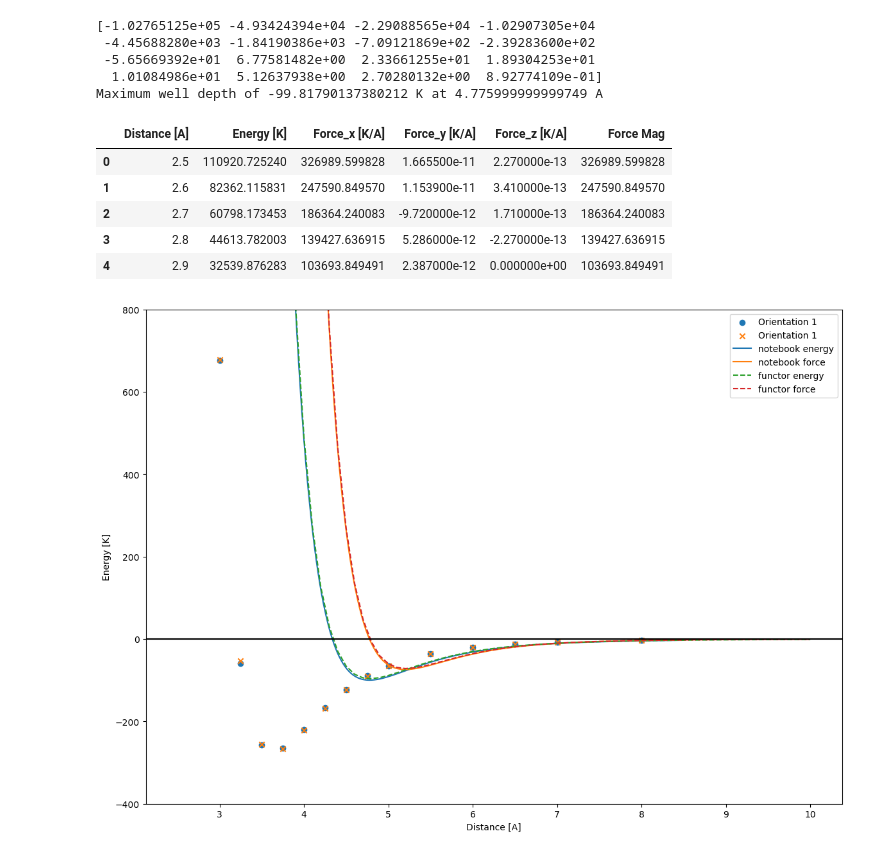
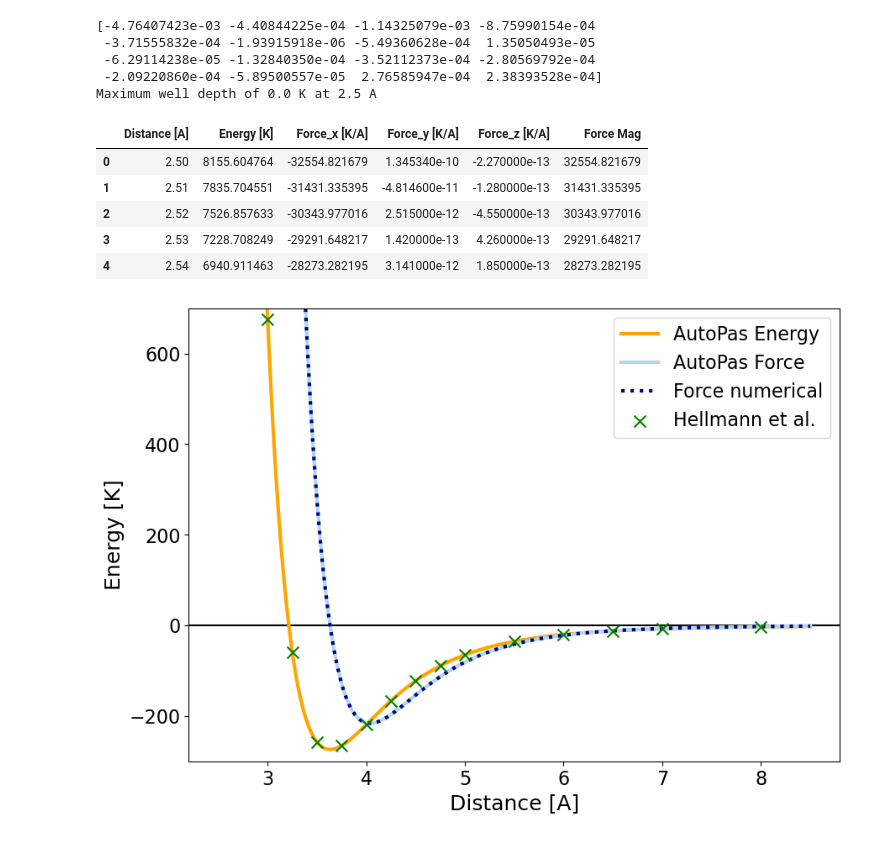
Before and after one commit to AutoPas/AutoPasFunctorBench, a Jupyter notebook: plotPotential.ipynb, the cells around one changed output. Cells and saved outputs as stored; diff of their text form; code cells hidden in the pictures.

```diff
--- a/plotPotential.ipynb
+++ b/plotPotential.ipynb
@@ -68,7 +73,7 @@ rotation_half109rightz = R.from_euler('z', 125.25, degrees=True)
 pos4 = rotation_half109rightz.apply(pos1)
 
 
-sites_P1 = pos2
+sites_P1 = pos1
 dx = 0.001
 dists_ref = np.arange(2.5, 8.5, dx)
 
@@ -76,7 +81,7 @@ pot_energy = np.zeros_like(dists_ref)
 pot_energy_corrected = np.zeros_like(dists_ref)
 for idx, shift in enumerate(dists_ref):
 
-    sites_P2 = pos1 + np.array([shift, 0.0, 0.0])
+    sites_P2 = pos2 + np.array([shift, 0.0, 0.0])
     pot_sum = 0.0
 
     # C-C
@@ -104,9 +109,9 @@ for idx, shift in enumerate(dists_ref):
             pot_sum += calc_potential(distance(sites_P1[5+i], sites_P2[5+j]), A[5], b[5], alpha[5], C6[5], C8[5], 0.0, 0.0)
 
     pot_energy[idx] = pot_sum
-    pot_energy_corrected[idx] = pot_sum + calc_potential_correction(distance(sites_P1[0], sites_P2[0]), b_corr, delta_C6, delta_C8)
+    # pot_energy_corrected[idx] = pot_sum + calc_potential_correction(distance(sites_P1[0], sites_P2[0]), b_corr, delta_C6, delta_C8)
 
-force = - np.gradient(pot_energy_corrected, dx)
+force = - np.gradient(pot_energy, dx)
 # %%
 paper_dists = np.array([2.5, 2.75, 3.0, 3.25, 3.5, 3.75, 4.0, 4.25, 4.5, 4.75, 5.0, 5.5, 6.0, 6.5, 7.0, 8.0])
 paper_energy_fit = np.array([8155.60, 2777.63, 676.192, -58.840, -257.529, -265.580, -218.941, -166.389, -122.429, -89.205, -65.108, -35.580, -20.332, -12.152, -7.570, -3.276])
@@ -122,11 +127,11 @@ max_well_depth_notebook = np.min(pot_energy_corrected)
 max_well_distance_notebook = dists_ref[np.argmin(pot_energy_corrected)]
 print("Maximum well depth of {} K at {} A".format(max_well_depth_notebook, max_well_distance_notebook))
 # %% [output]
-[-1.02765125e+05 -4.93424394e+04 -2.29088565e+04 -1.02907305e+04
- -4.45688280e+03 -1.84190386e+03 -7.09121869e+02 -2.39283600e+02
- -5.65669392e+01  6.77581482e+00  2.33661255e+01  1.89304253e+01
-  1.01084986e+01  5.12637938e+00  2.70280132e+00  8.92774109e-01]
-Maximum well depth of -99.81790137380212 K at 4.775999999999749 A
+[-4.76407423e-03 -4.40844225e-04 -1.14325079e-03 -8.75990154e-04
+ -3.71555832e-04 -1.93915918e-06 -5.49360628e-04  1.35050493e-05
+ -6.29114238e-05 -1.32840350e-04 -3.52112373e-04 -2.80569792e-04
+ -2.09220860e-04 -5.89500557e-05  2.76585947e-04  2.38393528e-04]
+Maximum well depth of 0.0 K at 2.5 A
 # %%
 filename = "methane-2b-linear"
 folder = "cmake-build-debug"
@@ -135,34 +140,34 @@ path = folder + "/" + filename + ".csv"
 # %%
 df = pd.read_csv(path)
 # %%
-df["Force Mag"] = np.sign(df["Force_x [K/A]"]) * np.linalg.norm(df[['Force_x [K/A]', 'Force_y [K/A]', 'Force_z [K/A]']].values, axis=1)
+df["Force Mag"] = -1.0 * np.sign(df["Force_x [K/A]"]) * np.linalg.norm(df[['Force_x [K/A]', 'Force_y [K/A]', 'Force_z [K/A]']].values, axis=1)
 df.head()
 # %% [output]
 |  | Distance [A] | Energy [K] | Force_x [K/A] | Force_y [K/A] | Force_z [K/A] | Force Mag |
-| 0 | 2.5 | 110920.725240 | 326989.599828 | 1.665500e-11 | 2.270000e-13 | 326989.599828 |
-| 1 | 2.6 | 82362.115831 | 247590.849570 | 1.153900e-11 | 3.410000e-13 | 247590.849570 |
-| 2 | 2.7 | 60798.173453 | 186364.240083 | -9.720000e-12 | 1.710000e-13 | 186364.240083 |
-| 3 | 2.8 | 44613.782003 | 139427.636915 | 5.286000e-12 | -2.270000e-13 | 139427.636915 |
-| 4 | 2.9 | 32539.876283 | 103693.849491 | 2.387000e-12 | 0.000000e+00 | 103693.849491 |
+| 0 | 2.50 | 8155.604764 | -32554.821679 | 1.345340e-10 | -2.270000e-13 | 32554.821679 |
+| 1 | 2.51 | 7835.704551 | -31431.335395 | -4.814600e-11 | -1.280000e-13 | 31431.335395 |
+| 2 | 2.52 | 7526.857633 | -30343.977016 | 2.515000e-12 | -4.550000e-13 | 30343.977016 |
+| 3 | 2.53 | 7228.708249 | -29291.648217 | 1.420000e-13 | 4.260000e-13 | 29291.648217 |
+| 4 | 2.54 | 6940.911463 | -28273.282195 | 3.141000e-12 | 1.850000e-13 | 28273.282195 |
 # %%
-fig, ax = plt.subplots(figsize=(14, 10))
-
-
-ax.scatter(paper_dists, paper_energy_fit, label="Orientation 1")
-ax.scatter(paper_dists, paper_energy_abinitio, label="Orientation 1", marker='x')
-ax.plot(dists_ref, pot_energy_corrected, label="notebook energy")
-ax.plot(dists_ref, force, label="notebook force")
-ax.plot(df["Distance [A]"], df["Energy [K]"], label="functor energy", linestyle='--')
-ax.plot(df["Distance [A]"], df["Force Mag"], label="functor force", linestyle='--')
+fig, ax = plt.subplots(figsize=(10, 7))
 
 ax.axhline(y=0.0, color='k', linestyle='-')
 
-ax.set_ylabel("Energy [K]")
-ax.set_xlabel("Distance [A]")
+# ax.plot(dists_ref, pot_energy_corrected, label="notebook energy", linewidth=3)
+ax.plot(df["Distance [A]"], df["Energy [K]"], label="AutoPas Energy", linestyle='-', linewidth=3, color="orange")
+ax.plot(df["Distance [A]"], df["Force Mag"], label="AutoPas Force", linestyle='-', linewidth=3, color="lightblue")
+ax.plot(dists_ref, force, label="Force numerical", linewidth=3, linestyle=":", color="darkblue")
 
-ax.set_ylim(-400, 800)
-ax.legend()
+ax.scatter(paper_dists, paper_energy_fit, label="Hellmann et al.", s=100, color="green", zorder=5, marker='x')
+# ax.scatter(paper_dists, paper_energy_abinitio, label="Orientation 1", s=100, marker='x')
+
+ax.set_ylabel("Energy [K]", fontsize=18)
+ax.set_xlabel("Distance [A]", fontsize=18)
+ax.tick_params(axis='both', which='major', labelsize=16)
+ax.set_ylim(-300, 700)
+ax.legend(fontsize=16)
 
 plt.show()
 # %% [output]
-[figure, old version]
+[figure, new version]
```
Also changed, not shown: parts of 7 cells of this notebook, 1 other file.
